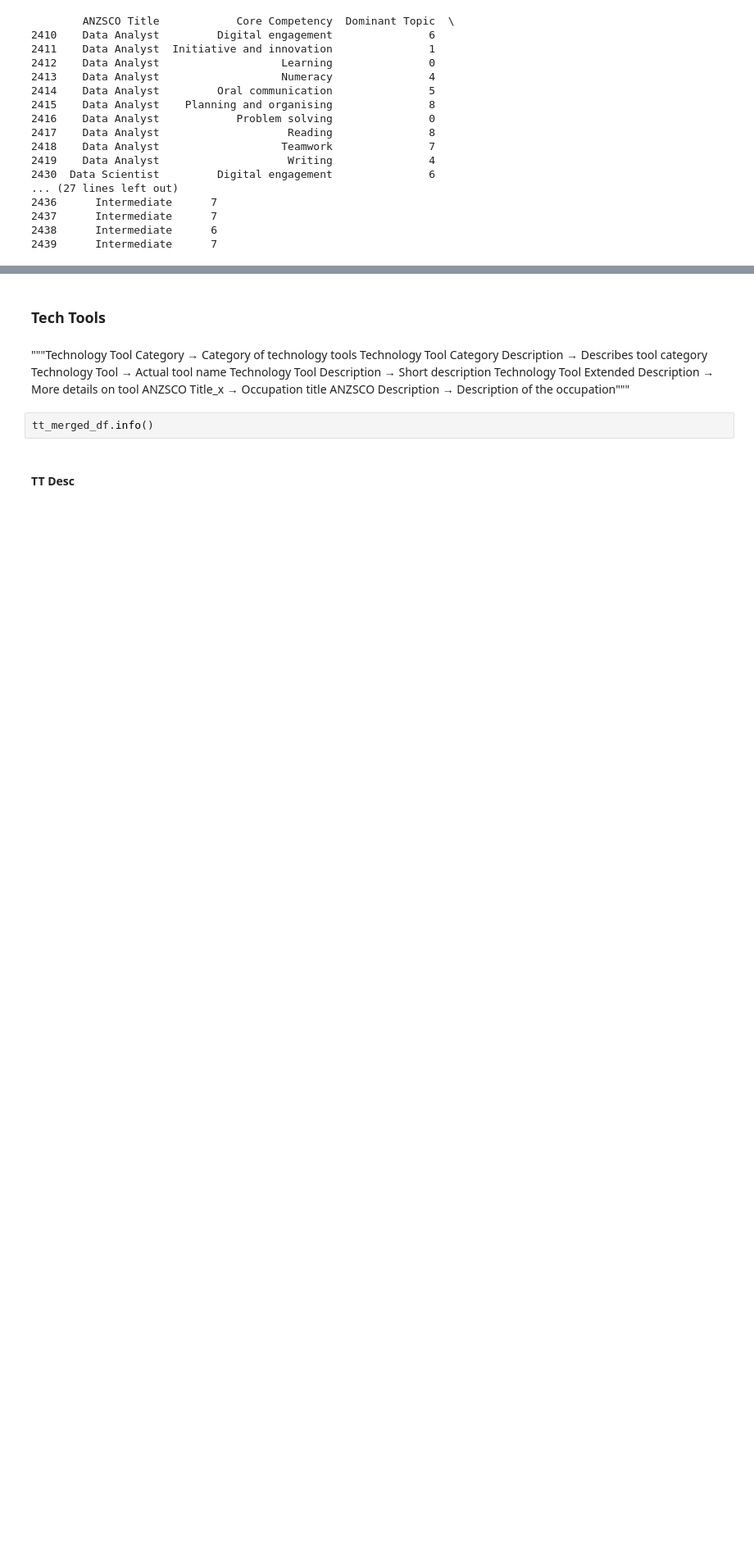
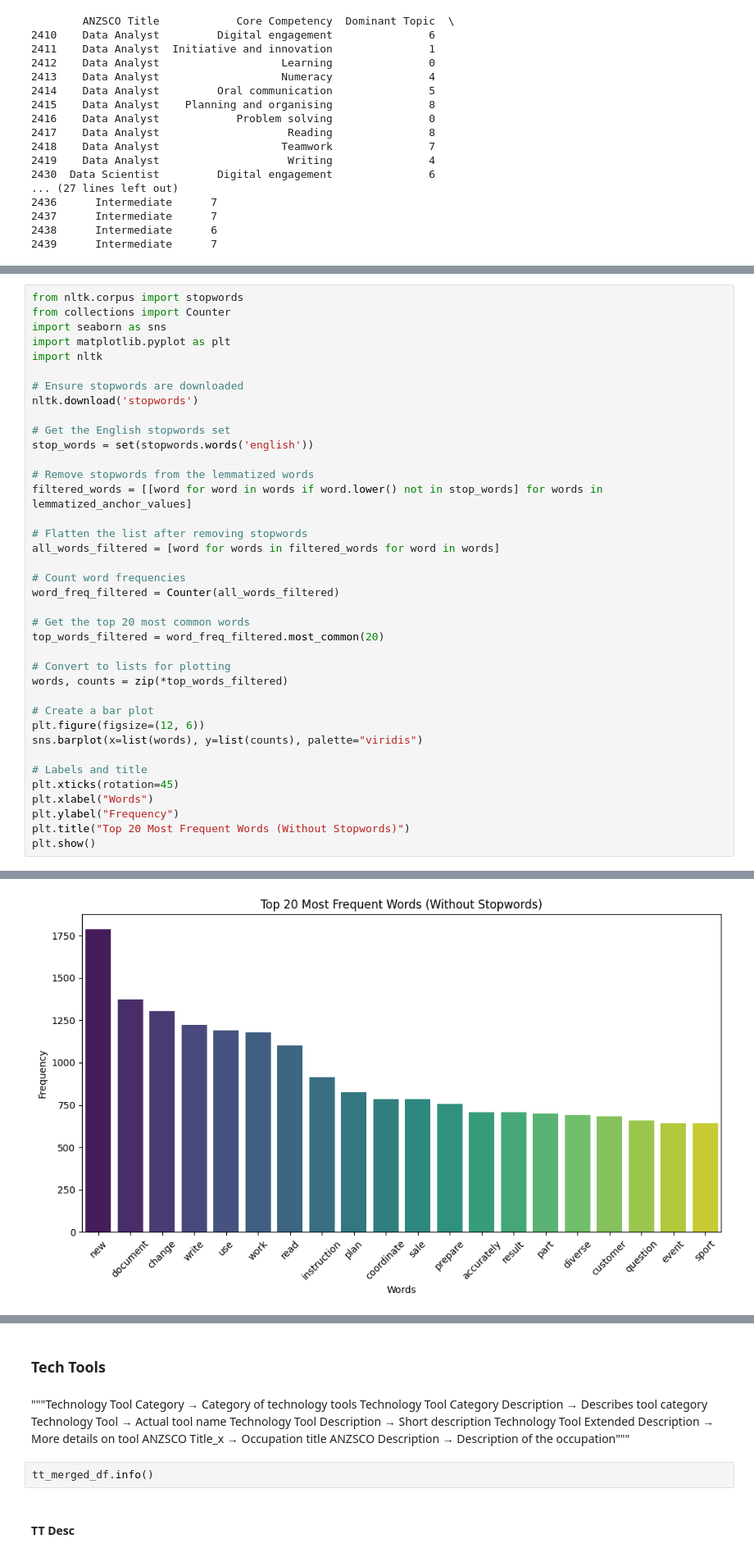
Before and after one commit to SidArora01/TextAnalysis-NLP-AT1, a Jupyter notebook: Initial EDA.ipynb, the cells around one changed output, grey strips where cells are left out. Shown at 82% size. Saved outputs shown, nothing was run; the diff lists cells and outputs as text; blank space fills up the shorter version.

```diff
--- a/Initial EDA.ipynb
+++ b/Initial EDA.ipynb
@@ -1633,0 +1860,39 @@ print(filtered_data[['ANZSCO Title', 'Core Competency', 'Dominant Topic', 'Profi
+# %%
+from nltk.corpus import stopwords
+from collections import Counter
+import seaborn as sns
+import matplotlib.pyplot as plt
+import nltk
+
+# Ensure stopwords are downloaded
+nltk.download('stopwords')
+
+# Get the English stopwords set
+stop_words = set(stopwords.words('english'))
+
+# Remove stopwords from the lemmatized words
+filtered_words = [[word for word in words if word.lower() not in stop_words] for words in lemmatized_anchor_values]
+
+# Flatten the list after removing stopwords
+all_words_filtered = [word for words in filtered_words for word in words]
+
+# Count word frequencies
+word_freq_filtered = Counter(all_words_filtered)
+
+# Get the top 20 most common words
+top_words_filtered = word_freq_filtered.most_common(20)
+
+# Convert to lists for plotting
+words, counts = zip(*top_words_filtered)
+
+# Create a bar plot
+plt.figure(figsize=(12, 6))
+sns.barplot(x=list(words), y=list(counts), palette="viridis")
+
+# Labels and title
+plt.xticks(rotation=45)
+plt.xlabel("Words")
+plt.ylabel("Frequency")
+plt.title("Top 20 Most Frequent Words (Without Stopwords)")
+plt.show()
+# %% [output]
@@ -1633,0 +1905 @@ print(filtered_data[['ANZSCO Title', 'Core Competency', 'Dominant Topic', 'Profi
+[figure, added]
```
Also changed, not shown: parts of 38 cells of this notebook.
